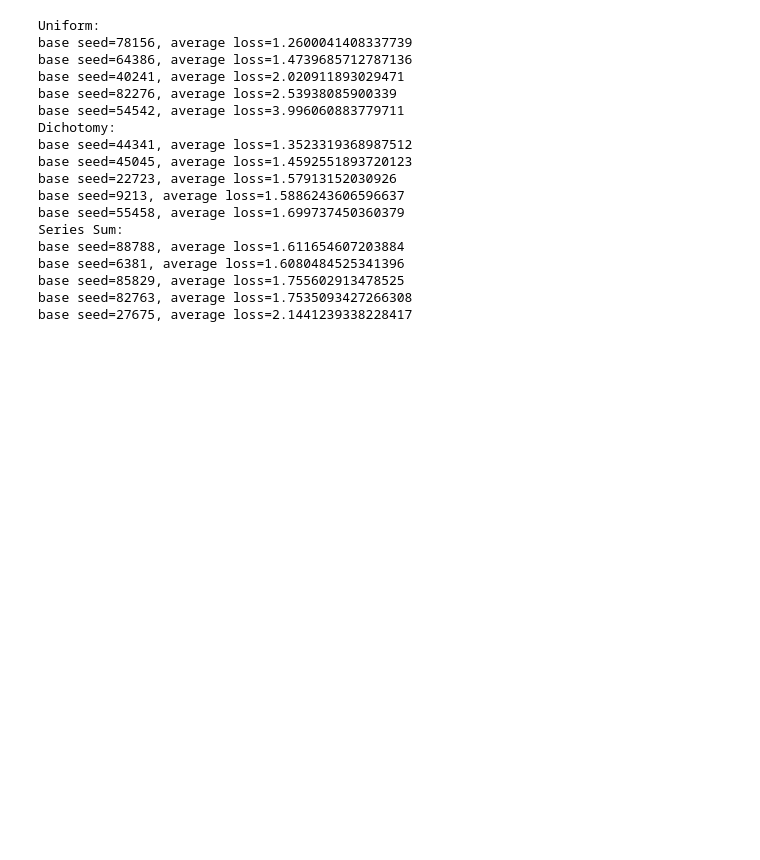
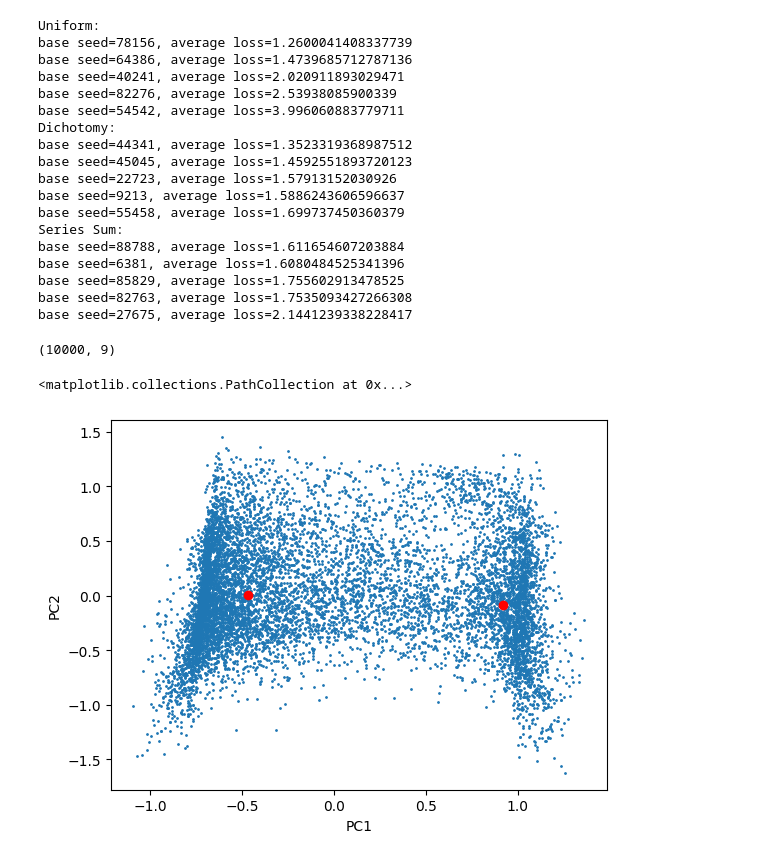
Before and after one commit to amy-ln/dpclustering, a Jupyter notebook: dplloyd-experiment.ipynb, the cells around one changed output. Saved outputs shown, nothing was run; the diff lists cells and outputs as text; code cells hidden in the pictures; blank space fills up the shorter version.

Commit message:
added forest to dplloyd eval

```diff
--- a/dplloyd-experiment.ipynb
+++ b/dplloyd-experiment.ipynb
@@ -489,3 +489,24 @@ base seed=6381, average loss=1.6080484525341396
 base seed=85829, average loss=1.755602913478525
 base seed=82763, average loss=1.7535093427266308
 base seed=27675, average loss=2.1441239338228417
+# %%
+forest = np.load("datasets/forest.npy")
+forest.shape
+# %% [output]
+(10000, 9)
+# %%
+pca = PCA(n_components = 2)
+forest_2d = pca.fit_transform(forest)
+
+plt.scatter(forest_2d[:,0], forest_2d[:,1], s=1)
+plt.xlabel("PC1")
+plt.ylabel("PC2")
+
+p = PrivacyBudget(epsilon=1, method="dichotomy", total_iter=5)
+centers = dplloyd(k=2, X=forest, n_iter=5, priv=p, seed=216824)
+
+centers_2d = pca.transform(centers)
+plt.scatter(centers_2d[:,0], centers_2d[:,1], c="red")
+# %% [output]
+<matplotlib.collections.PathCollection at 0x...>
+[figure, added]
```
Also changed, not shown: parts of 5 cells of this notebook.
